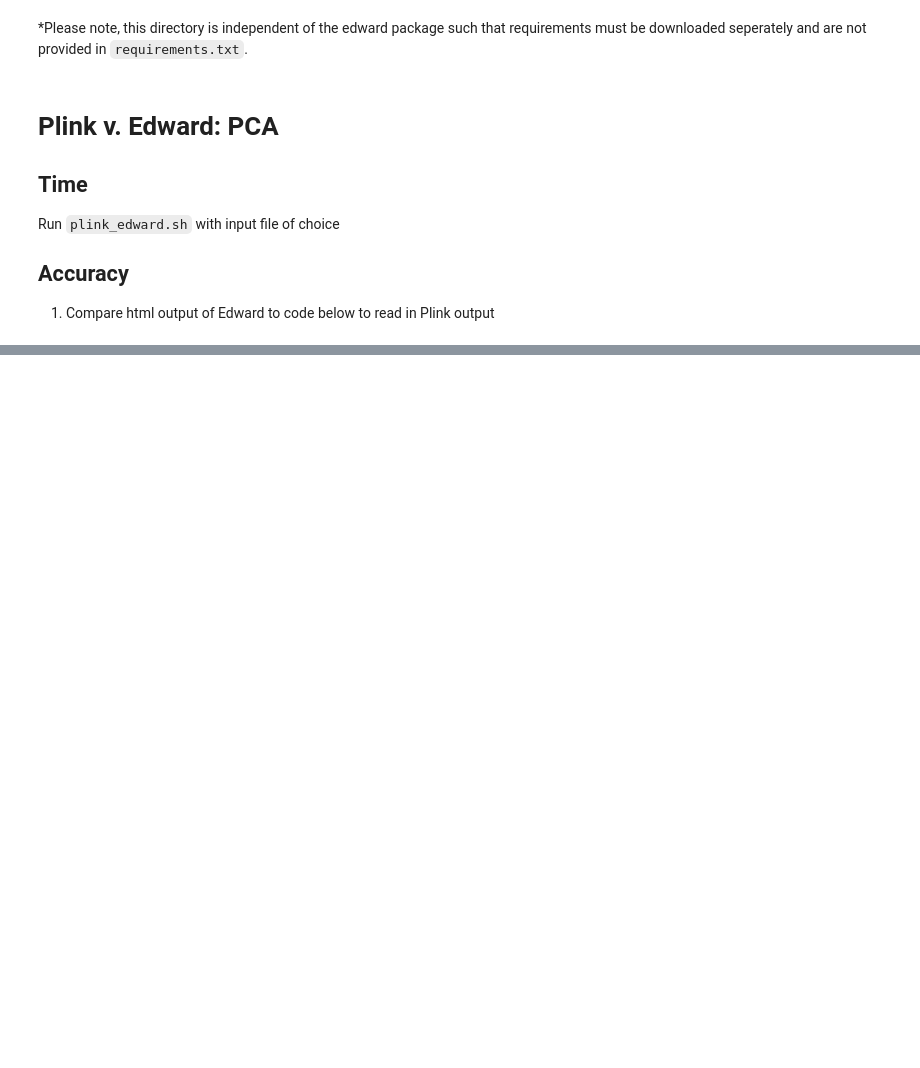
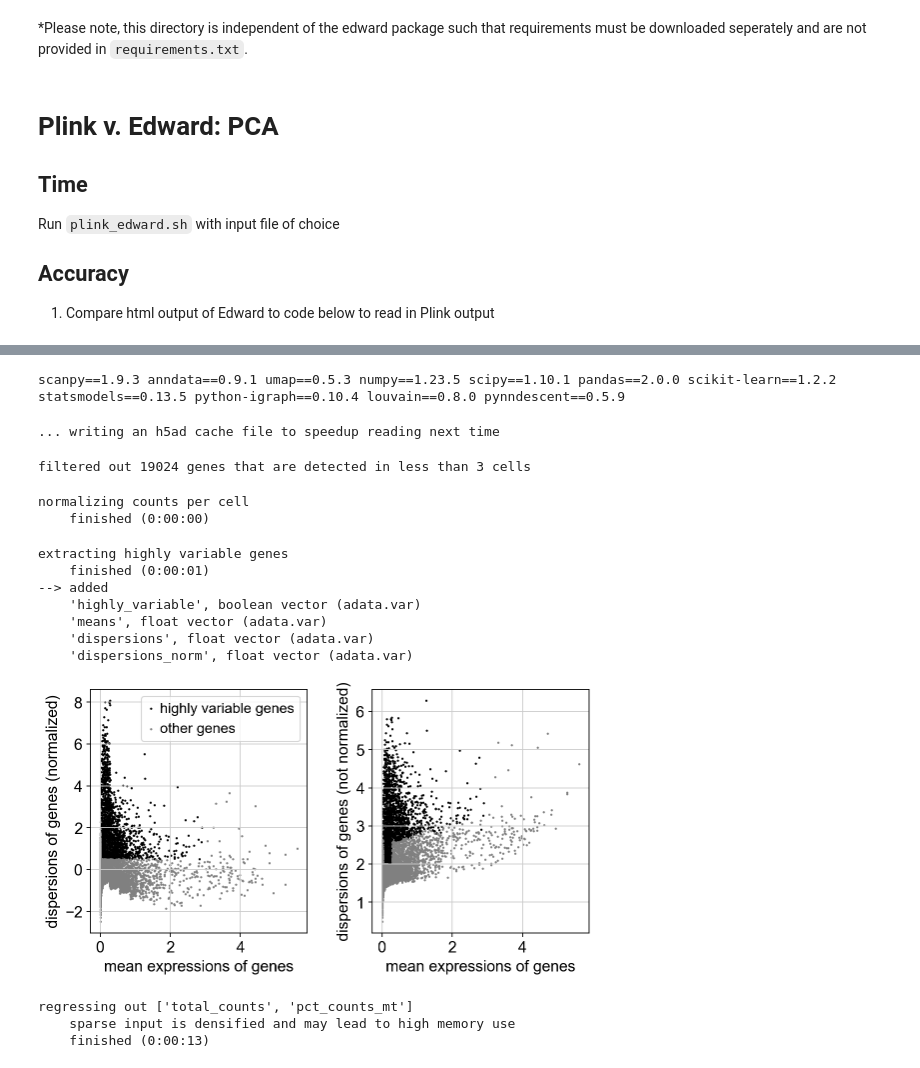
Before and after one commit to myng-ahn/EDWARD, a Jupyter notebook: benchmark/benchmark.ipynb, the cells around one changed output, grey strips where cells are left out. Cells and saved outputs as stored; diff of their text form; code cells hidden in the pictures; blank space fills up the shorter version.

Commit message:
add scRNA data processing

```diff
--- a/benchmark/benchmark.ipynb
+++ b/benchmark/benchmark.ipynb
@@ -52,0 +29,6 @@ Exception: error parsing variant with `htslib::bcf_read` error-code: 0 and ret:
+# %%
+sc.settings.verbosity = 3             # verbosity: errors (0), warnings (1), info (2), hints (3)
+sc.logging.print_header()
+sc.settings.set_figure_params(dpi=80, facecolor='white')
+# %% [output]
+scanpy==1.9.3 anndata==0.9.1 umap==0.5.3 numpy==1.23.5 scipy==1.10.1 pandas==2.0.0 scikit-learn==1.2.2 statsmodels==0.13.5 python-igraph==0.10.4 louvain==0.8.0 pynndescent==0.5.9
@@ -52,0 +37,44 @@ Exception: error parsing variant with `htslib::bcf_read` error-code: 0 and ret:
+# %%
+adata = sc.read_10x_mtx(
+    'data/filtered_gene_bc_matrices/hg19/',  # the directory with the `.mtx` file
+    var_names='gene_symbols',                # use gene symbols for the variable names (variables-axis index)
+    cache=True)                              # write a cache file for faster subsequent reading
+adata.var_names_make_unique()  # this is unnecessary if using `var_names='gene_ids'` in `sc.read_10x_mtx`
+# %% [output]
+... writing an h5ad cache file to speedup reading next time
+# %%
+sc.pp.filter_cells(adata, min_genes=200)
+sc.pp.filter_genes(adata, min_cells=3)
+# %% [output]
+filtered out 19024 genes that are detected in less than 3 cells
+# %%
+adata.var['mt'] = adata.var_names.str.startswith('MT-')  # annotate the group of mitochondrial genes as 'mt'
+sc.pp.calculate_qc_metrics(adata, qc_vars=['mt'], percent_top=None, log1p=False, inplace=True)
+# %%
+adata = adata[adata.obs.n_genes_by_counts < 2500, :]
+adata = adata[adata.obs.pct_counts_mt < 5, :]
+# %%
+sc.pp.normalize_total(adata, target_sum=1e4)
+# %% [output]
+normalizing counts per cell
+    finished (0:00:00)
+# %%
+sc.pp.log1p(adata)
+sc.pp.highly_variable_genes(adata, min_mean=0.0125, max_mean=3, min_disp=0.5)
+sc.pl.highly_variable_genes(adata)
+adata.raw = adata
+adata = adata[:, adata.var.highly_variable]
+sc.pp.regress_out(adata, ['total_counts', 'pct_counts_mt'])
+sc.pp.scale(adata, max_value=10)
+# %% [output]
+extracting highly variable genes
+    finished (0:00:01)
+--> added
+    'highly_variable', boolean vector (adata.var)
+    'means', float vector (adata.var)
+    'dispersions', float vector (adata.var)
+    'dispersions_norm', float vector (adata.var)
+[figure, added]
+regressing out ['total_counts', 'pct_counts_mt']
+    sparse input is densified and may lead to high memory use
+    finished (0:00:13)
```
Also changed, not shown: parts of 7 cells of this notebook.
